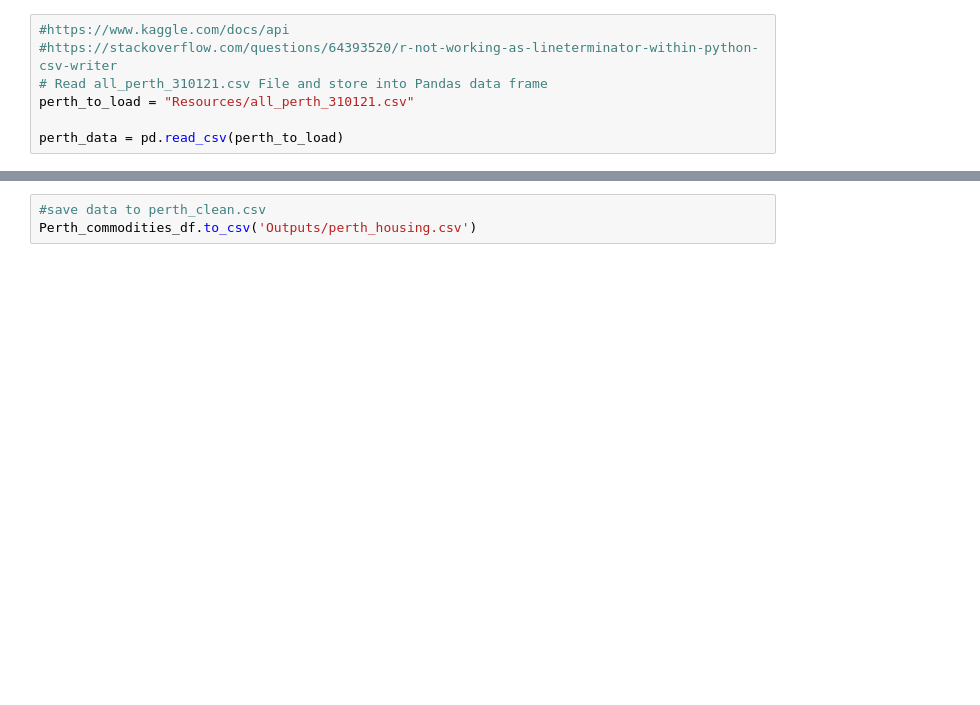
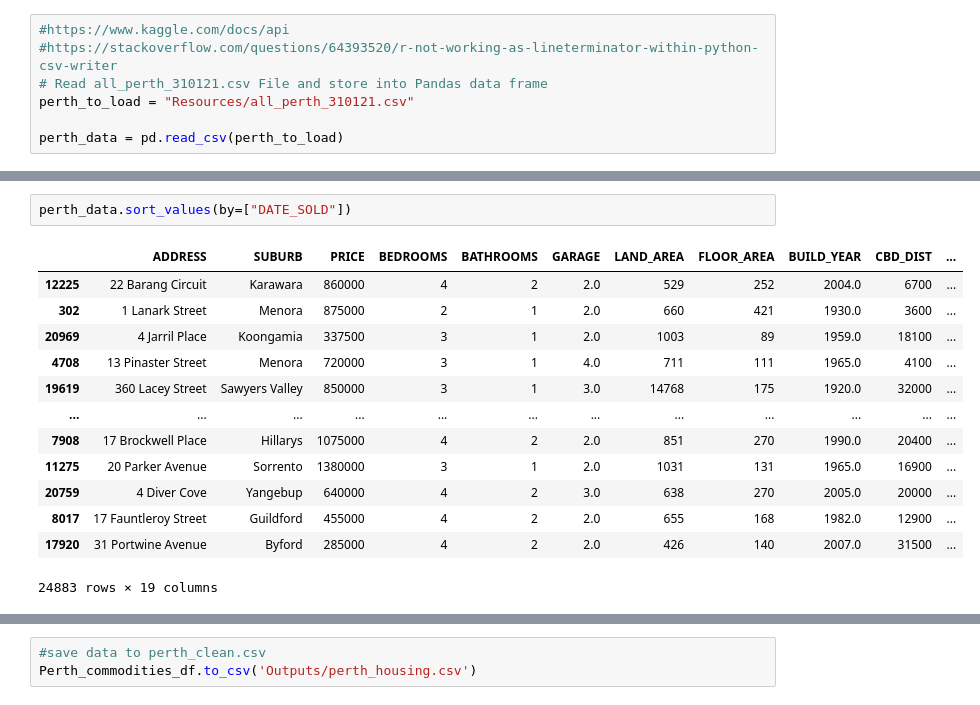
Before and after one commit to Dion-Daniels/Project1, a Jupyter notebook: Data/House_Commodities_Data_Cleanup.ipynb, the cells around one changed output, grey strips where cells are left out. Saved outputs shown, nothing was run; the diff lists cells and outputs as text; blank space fills up the shorter version.

```diff
--- a/Data/House_Commodities_Data_Cleanup.ipynb
+++ b/Data/House_Commodities_Data_Cleanup.ipynb
@@ -41,3 +72,19 @@ perth_data["DATE_SOLD"] = perth_data["DATE_SOLD"].str.replace('-','/')
+# %%
+perth_data.sort_values(by=["DATE_SOLD"])
+# %% [output]
+|  | ADDRESS | SUBURB | PRICE | BEDROOMS | BATHROOMS | GARAGE | LAND_AREA | FLOOR_AREA | BUILD_YEAR | CBD_DIST | ... |
+| 12225 | 22 Barang Circuit | Karawara | 860000 | 4 | 2 | 2.0 | 529 | 252 | 2004.0 | 6700 | ... |
+| 302 | 1 Lanark Street | Menora | 875000 | 2 | 1 | 2.0 | 660 | 421 | 1930.0 | 3600 | ... |
+| 20969 | 4 Jarril Place | Koongamia | 337500 | 3 | 1 | 2.0 | 1003 | 89 | 1959.0 | 18100 | ... |
+| 4708 | 13 Pinaster Street | Menora | 720000 | 3 | 1 | 4.0 | 711 | 111 | 1965.0 | 4100 | ... |
+| 19619 | 360 Lacey Street | Sawyers Valley | 850000 | 3 | 1 | 3.0 | 14768 | 175 | 1920.0 | 32000 | ... |
+| ... | ... | ... | ... | ... | ... | ... | ... | ... | ... | ... | ... |
+| 7908 | 17 Brockwell Place | Hillarys | 1075000 | 4 | 2 | 2.0 | 851 | 270 | 1990.0 | 20400 | ... |
+| 11275 | 20 Parker Avenue | Sorrento | 1380000 | 3 | 1 | 2.0 | 1031 | 131 | 1965.0 | 16900 | ... |
+| 20759 | 4 Diver Cove | Yangebup | 640000 | 4 | 2 | 3.0 | 638 | 270 | 2005.0 | 20000 | ... |
+| 8017 | 17 Fauntleroy Street | Guildford | 455000 | 4 | 2 | 2.0 | 655 | 168 | 1982.0 | 12900 | ... |
+| 17920 | 31 Portwine Avenue | Byford | 285000 | 4 | 2 | 2.0 | 426 | 140 | 2007.0 | 31500 | ... |
+24883 rows × 19 columns
 # %%
 #Limit dataframe to variables of interest
 clean_perth = perth_data[['SUBURB',
```
Also changed, not shown: parts of 9 cells of this notebook, 10 other files.
